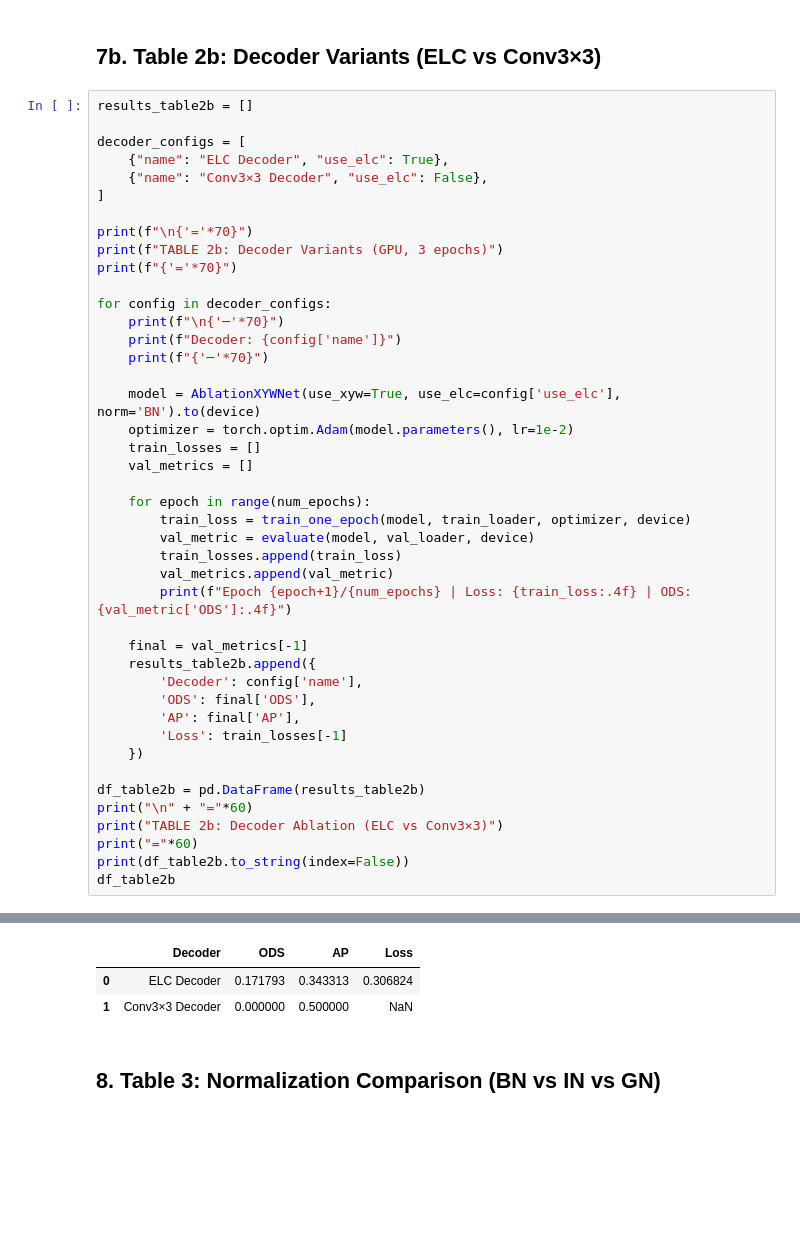
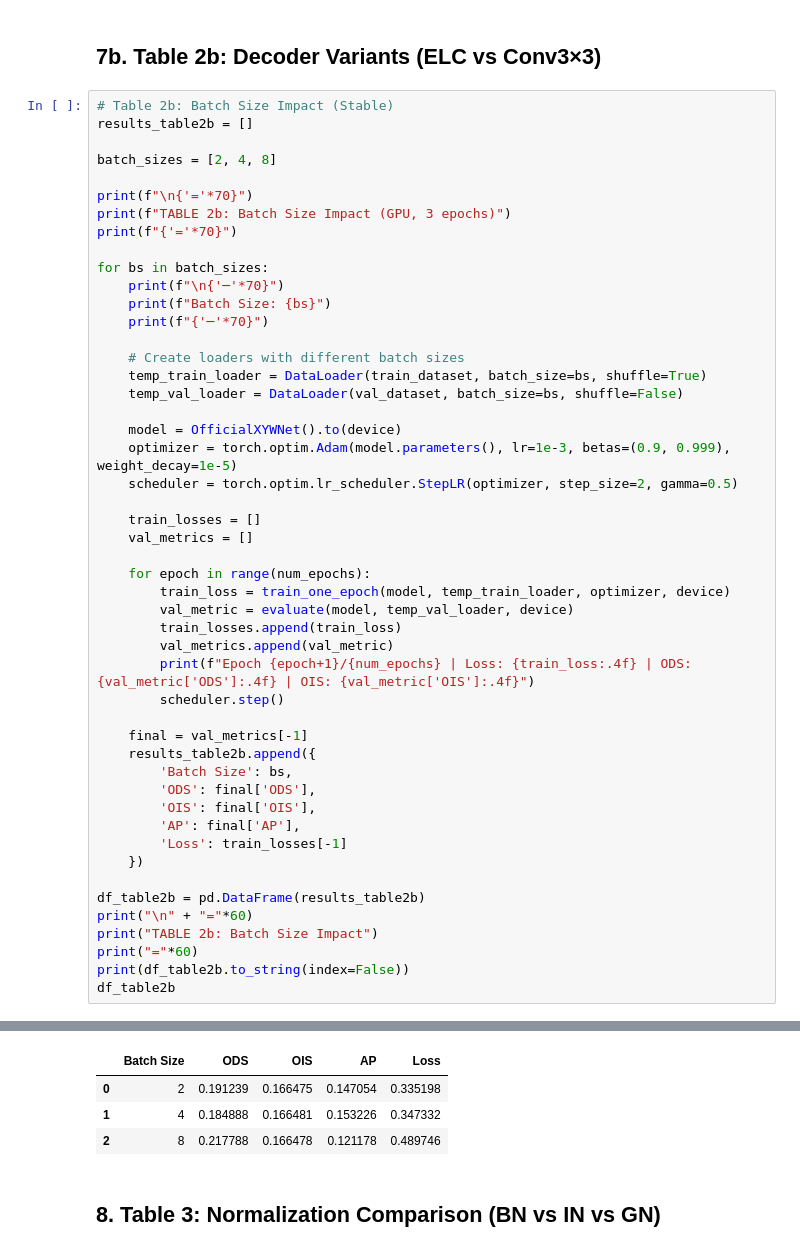
Before and after one commit to imadbenmadi/XYWnet-ablation-Study, a Jupyter notebook: ablation_study.ipynb, the cells around one changed output, grey strips where cells are left out. Drawn from its saved outputs; the diff is of its cells as text; blank space fills up the shorter version.

```diff
--- a/ablation_study.ipynb
+++ b/ablation_study.ipynb
@@ -611,45 +889,51 @@ Conv-only Encoder 0.167077 0.341711 0.301841
 # %% [markdown]
 ## 7b. Table 2b: Decoder Variants (ELC vs Conv3×3)
 # %%
+# Table 2b: Batch Size Impact (Stable)
 results_table2b = []
 
-decoder_configs = [
-    {"name": "ELC Decoder", "use_elc": True},
-    {"name": "Conv3×3 Decoder", "use_elc": False},
-]
+batch_sizes = [2, 4, 8]
 
 print(f"\n{'='*70}")
-print(f"TABLE 2b: Decoder Variants (GPU, 3 epochs)")
+print(f"TABLE 2b: Batch Size Impact (GPU, 3 epochs)")
 print(f"{'='*70}")
 
-for config in decoder_configs:
+for bs in batch_sizes:
     print(f"\n{'─'*70}")
-    print(f"Decoder: {config['name']}")
+    print(f"Batch Size: {bs}")
     print(f"{'─'*70}")
 
-    model = AblationXYWNet(use_xyw=True, use_elc=config['use_elc'], norm='BN').to(device)
-    optimizer = torch.optim.Adam(model.parameters(), lr=1e-2)
+    # Create loaders with different batch sizes
+    temp_train_loader = DataLoader(train_dataset, batch_size=bs, shuffle=True)
+    temp_val_loader = DataLoader(val_dataset, batch_size=bs, shuffle=False)
+
+    model = OfficialXYWNet().to(device)
+    optimizer = torch.optim.Adam(model.parameters(), lr=1e-3, betas=(0.9, 0.999), weight_decay=1e-5)
+    scheduler = torch.optim.lr_scheduler.StepLR(optimizer, step_size=2, gamma=0.5)
+
     train_losses = []
     val_metrics = []
 
     for epoch in range(num_epochs):
-        train_loss = train_one_epoch(model, train_loader, optimizer, device)
-        val_metric = evaluate(model, val_loader, device)
+        train_loss = train_one_epoch(model, temp_train_loader, optimizer, device)
+        val_metric = evaluate(model, temp_val_loader, device)
         train_losses.append(train_loss)
         val_metrics.append(val_metric)
-        print(f"Epoch {epoch+1}/{num_epochs} | Loss: {train_loss:.4f} | ODS: {val_metric['ODS']:.4f}")
+        print(f"Epoch {epoch+1}/{num_epochs} | Loss: {train_loss:.4f} | ODS: {val_metric['ODS']:.4f} | OIS: {val_metric['OIS']:.4f}")
+        scheduler.step()
 
     final = val_metrics[-1]
     results_table2b.append({
-        'Decoder': config['name'],
+        'Batch Size': bs,
         'ODS': final['ODS'],
+        'OIS': final['OIS'],
         'AP': final['AP'],
         'Loss': train_losses[-1]
     })
 
 df_table2b = pd.DataFrame(results_table2b)
 print("\n" + "="*60)
-print("TABLE 2b: Decoder Ablation (ELC vs Conv3×3)")
+print("TABLE 2b: Batch Size Impact")
 print("="*60)
 print(df_table2b.to_string(index=False))
 df_table2b
@@ -674,6 +958,7 @@ Conv3×3 Decoder 0.000000 0.500000      NaN
-|  | Decoder | ODS | AP | Loss |
-| 0 | ELC Decoder | 0.171793 | 0.343313 | 0.306824 |
-| 1 | Conv3×3 Decoder | 0.000000 | 0.500000 | NaN |
+|  | Batch Size | ODS | OIS | AP | Loss |
+| 0 | 2 | 0.191239 | 0.166475 | 0.147054 | 0.335198 |
+| 1 | 4 | 0.184888 | 0.166481 | 0.153226 | 0.347332 |
+| 2 | 8 | 0.217788 | 0.166478 | 0.121178 | 0.489746 |
 # %% [markdown]
 ## 8. Table 3: Normalization Comparison (BN vs IN vs GN)
 # %%
```
Also changed, not shown: parts of 11 cells of this notebook, 3 other files.
